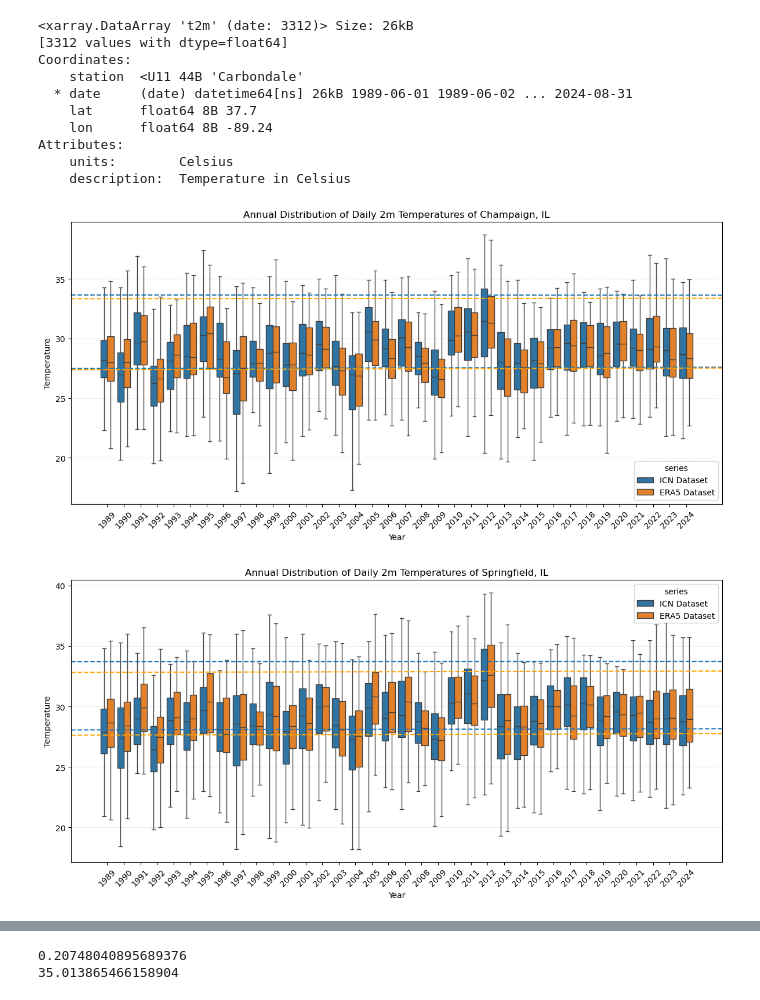
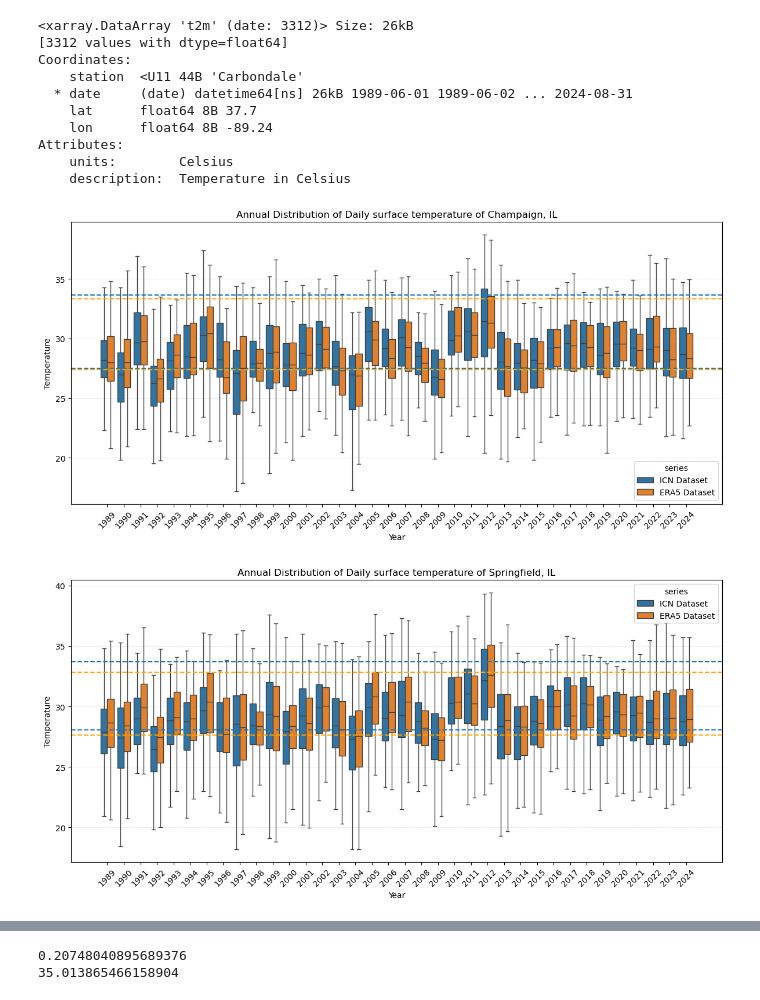
Before and after one commit to KChoodam/cdds-heat-metrics, a Jupyter notebook: ICN/ICN_analysis.ipynb, the cells around one changed output, grey strips where cells are left out. Drawn from its saved outputs; the diff is of its cells as text; code cells hidden in the pictures.

```diff
--- a/ICN/ICN_analysis.ipynb
+++ b/ICN/ICN_analysis.ipynb
@@ -57,62 +55,60 @@ Attributes:
 # %%
 def quantile_regression(y, X, quantile):
     y = y.fillna(y.mean())
     qr = QuantileRegressor(quantile=quantile, alpha=0)
     qr.fit(X, y)
-    return np.array([qr.coef_[0] * 35, qr.intercept_])
+    return np.array([qr.coef_[0], qr.intercept_])
 
 quantiles = [int('95'), int('50')]
 variables = ['t2m', 'wb', 'hi']
+variable_names = ["surface temperature","wetbulb temperature","heat index"]
 
-# slope, intercept = quantile_regression(era_da,X,0.95)
-# print(slope * 365.25 * 35)
-# print(intercept)
+for var_i, variable in enumerate(variables):
+    for station_i in range(len(icn_ds.station.values)):
+        icn_da = icn_ds[variable].isel(station=station_i)
 
-for i in range(3):
-    icn_da = icn_ds.t2m.isel(station=i)
+        era_da = era_ds[variable].sel(lat=icn_da.lat.data, lon=(icn_da.lon.data+360), method='nearest')
+        year_i = '1989-01-01'
+        if station_i == 2:
+            year_i = '1990-01-01'
+            icn_da = icn_da.sel(date=slice(year_i, '2024-12-31'))
 
-    era_da = era_ds.t2m.sel(lat=icn_da.lat.data, lon=(icn_da.lon.data+360), method='nearest')
-    year_i = '1989-01-01'
-    if i == 2:
-        year_i = '1990-01-01'
-        icn_da = icn_da.sel(date=slice(year_i, '2024-12-31'))
+        era_da = era_da.sel(date=slice(year_i, '2024-12-31'))
 
-    era_da = era_da.sel(date=slice(year_i, '2024-12-31'))
+        X = era_da.date.values[:, np.newaxis].astype('datetime64[D]').astype('int64')
 
-    X = era_da.date.values[:, np.newaxis].astype('datetime64[D]').astype('int64')
+        df = pd.DataFrame({
+            "value": np.concatenate([icn_da.values, era_da.values]),
+            "year": np.concatenate([icn_da.date.dt.year.values, era_da.date.dt.year.values]),
+            "series": ["ICN Dataset"]*icn_da.size + ["ERA5 Dataset"]*era_da.size
+        })
 
-    df = pd.DataFrame({
-        "value": np.concatenate([icn_da.values, era_da.values]),
-        "year": np.concatenate([icn_da.date.dt.year.values, era_da.date.dt.year.values]),
-        "series": ["ICN Dataset"]*icn_da.size + ["ERA5 Dataset"]*era_da.size
-    })
+        plt.figure(figsize=(12, 6))
 
-    plt.figure(figsize=(12, 6))
+        # box plot
+        ax = sns.boxplot(x="year", y="value", hue="series", data=df, showfliers=False)
 
-    # box plot
-    ax = sns.boxplot(x="year", y="value", hue="series", data=df, showfliers=False)
+        #strip plot
+        # sns.stripplot(x="year", y="value", hue="series", data=df, jitter=0.05, size=2)
 
-    #strip plot
-    # sns.stripplot(x="year", y="value", hue="series", data=df, jitter=0.05, size=2)
+        # Quantile Regression
 
-    # Quantile Regression
+        slope, intercept = quantile_regression(era_da,X,0.95)
+        ax.axline((0, intercept), slope=slope, linestyle='--')
+        slope, intercept = quantile_regression(era_da,X,0.50)
+        ax.axline((0, intercept), slope=slope, linestyle='--')
 
-    slope, intercept = quantile_regression(era_da,X,0.95)
-    ax.axline((0, intercept), slope=slope, linestyle='--')
-    slope, intercept = quantile_regression(era_da,X,0.50)
-    ax.axline((0, intercept), slope=slope, linestyle='--')
+        slope, intercept = quantile_regression(icn_da,X,0.95)
+        ax.axline((0, intercept), slope=slope, color='orange', linestyle='--')
+        slope, intercept = quantile_regression(icn_da,X,0.50)
+        ax.axline((0, intercept), slope=slope, color='orange', linestyle='--')
 
-    slope, intercept = quantile_regression(icn_da,X,0.95)
-    ax.axline((0, intercept), slope=slope, color='orange', linestyle='--')
-    slope, intercept = quantile_regression(icn_da,X,0.50)
-    ax.axline((0, intercept), slope=slope, color='orange', linestyle='--')
-
-    plt.xticks(rotation=45)
-    plt.ylabel("Temperature")
-    plt.xlabel("Year")
-    plt.title(f"Annual Distribution of Daily 2m Temperatures of {icn_da.station.data}, IL")
-    plt.grid(axis="y", linestyle="--", alpha=0.3)
-    plt.tight_layout()
+        plt.xticks(rotation=45)
+        plt.ylabel("Temperature")
+        plt.xlabel("Year")
+        plt.title(f"Annual Distribution of Daily {variable_names[var_i]} of {icn_da.station.data}, IL")
+        plt.grid(axis="y", linestyle="--", alpha=0.3)
+        plt.tight_layout()
 # %% [output]
-[figure, old version]
+[figure, new version]
-[figure, old version]
+[figure, new version]
```
Also changed, not shown: parts of 3 cells of this notebook, 4 other files.
